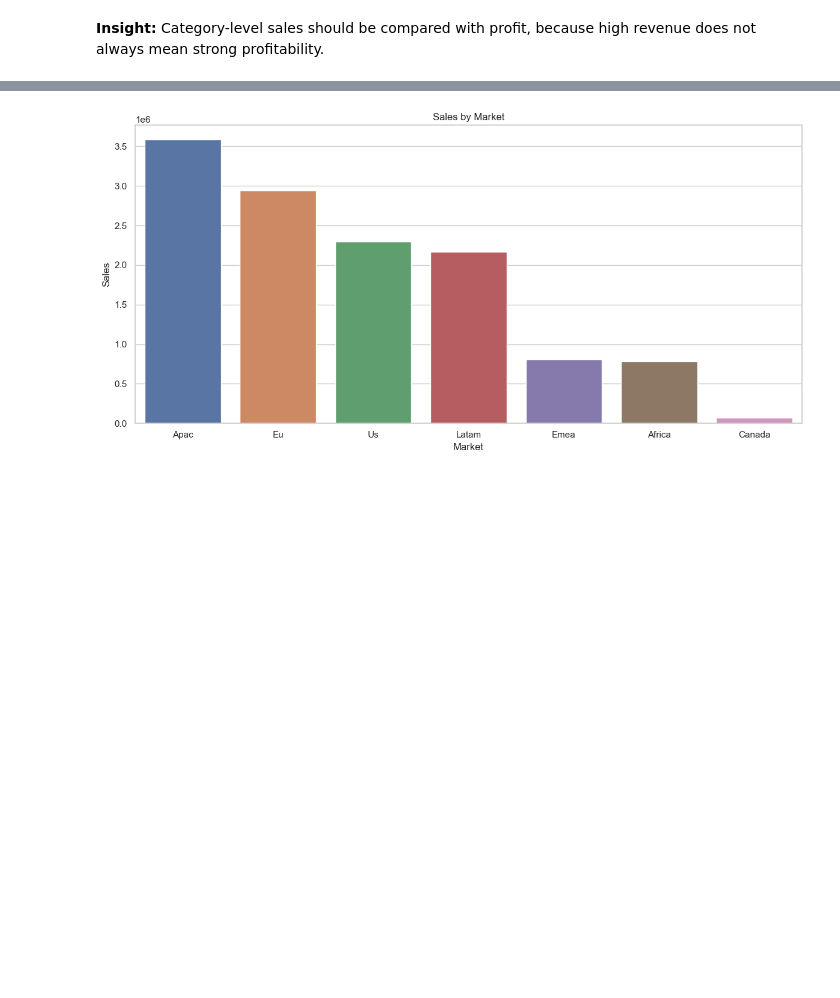
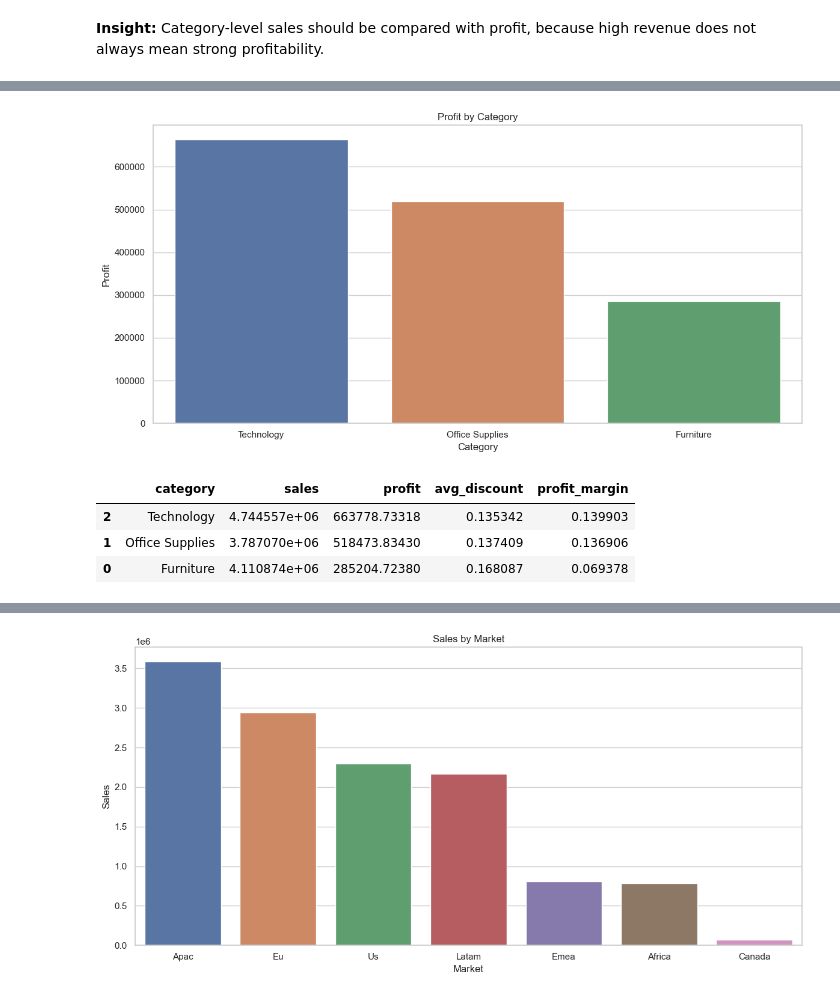
Before and after one commit to rajeshreddy4104/ecommerce-sales-customer-analysis, a Jupyter notebook: python/analysis.ipynb, the cells around one changed output, grey strips where cells are left out. Saved outputs shown, nothing was run; the diff lists cells and outputs as text; code cells hidden in the pictures; blank space fills up the shorter version.

```diff
--- a/python/analysis.ipynb
+++ b/python/analysis.ipynb
@@ -273,0 +278,22 @@ subcategory_profit.head(10)
+# %%
+profit_by_category = (
+    orders.groupby("category", as_index=False)
+    .agg(sales=("sales", "sum"), profit=("profit", "sum"), avg_discount=("discount", "mean"))
+    .assign(profit_margin=lambda df: df["profit"] / df["sales"])
+    .sort_values("profit", ascending=False)
+)
+
+sns.barplot(data=profit_by_category, x="category", y="profit", hue="category", legend=False)
+plt.title("Profit by Category")
+plt.xlabel("Category")
+plt.ylabel("Profit")
+plt.tight_layout()
+plt.show()
+
+profit_by_category
+# %% [output]
+[figure, added]
+|  | category | sales | profit | avg_discount | profit_margin |
+| 2 | Technology | 4.744557e+06 | 663778.73318 | 0.135342 | 0.139903 |
+| 1 | Office Supplies | 3.787070e+06 | 518473.83430 | 0.137409 | 0.136906 |
+| 0 | Furniture | 4.110874e+06 | 285204.72380 | 0.168087 | 0.069378 |
```
Also changed, not shown: parts of 13 cells of this notebook, 4 other files.
